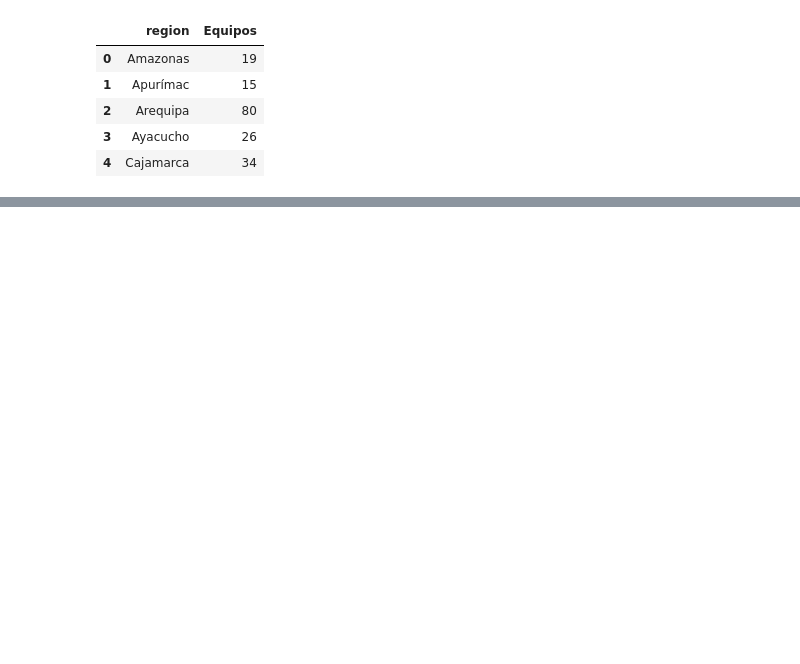
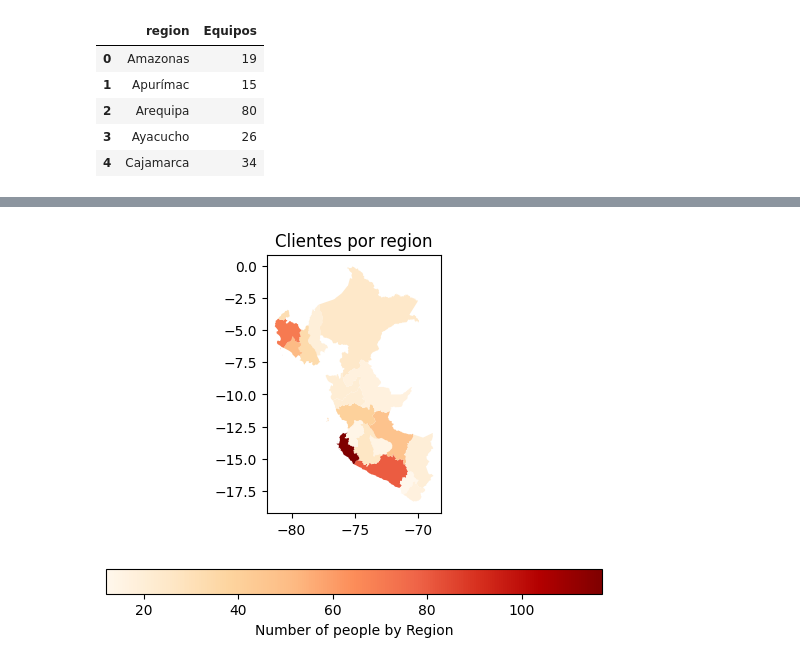
Before and after one commit to jsaraviadrago/Misc-Portfolio, a Jupyter notebook: Script_Peru_region_map.ipynb, the cells around one changed output, grey strips where cells are left out. Saved outputs shown, nothing was run; the diff lists cells and outputs as text; code cells hidden in the pictures; blank space fills up the shorter version.

```diff
--- a/Script_Peru_region_map.ipynb
+++ b/Script_Peru_region_map.ipynb
@@ -68,0 +62,10 @@ data_final.head()
+# %%
+# Plot the data, with color intensity based on the number of cases
+data_final.plot(column='Equipos', cmap='OrRd', legend=True,
+            legend_kwds={'label': "Number of people by Region",
+                         'orientation': "horizontal"})
+
+plt.title('Clientes por region')
+plt.show()
+# %% [output]
+[figure, added]
```
Also changed, not shown: parts of 1 cell of this notebook.
